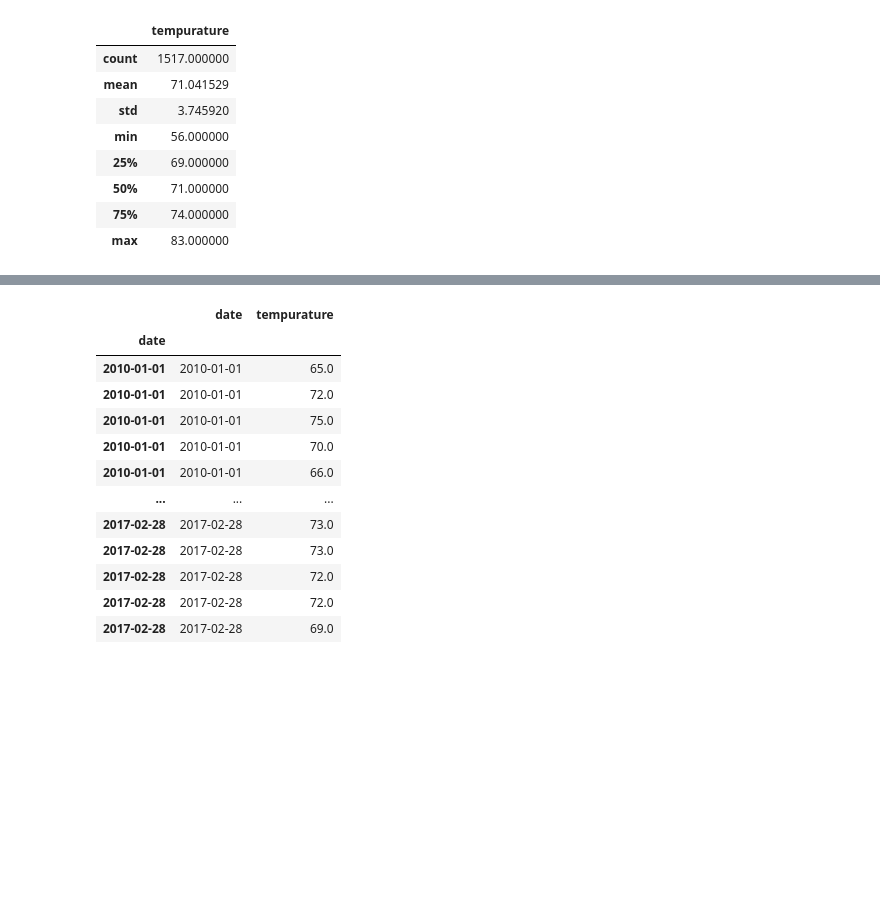
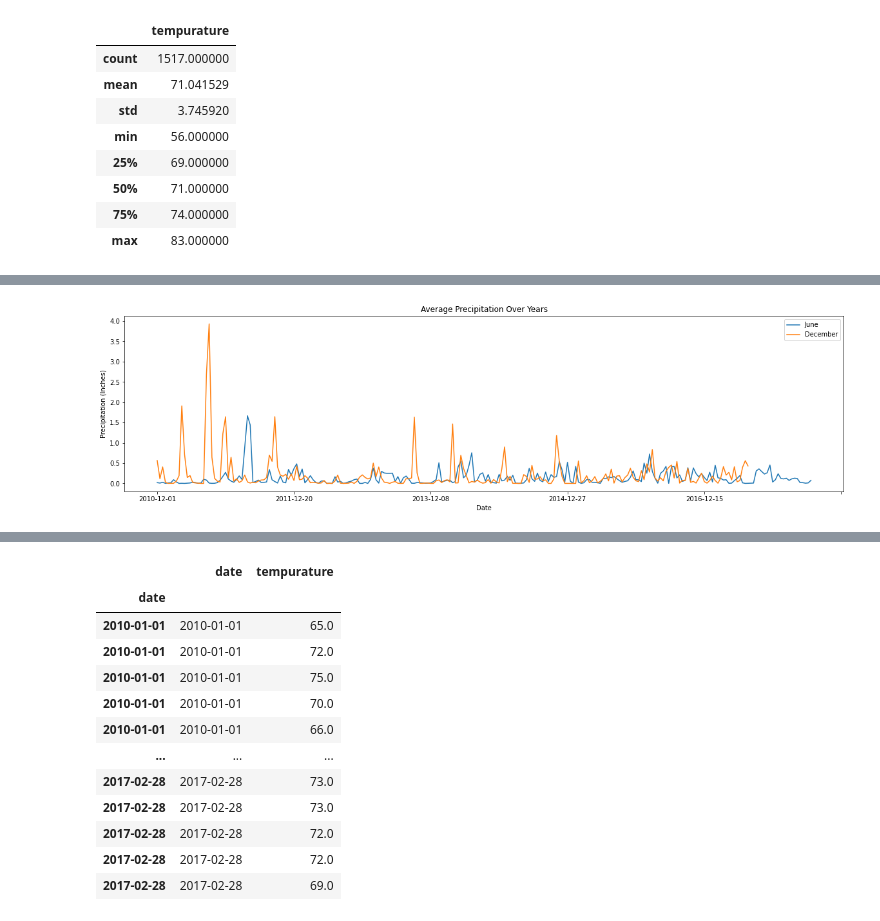
Before and after one commit to arosas17/surfs_up, a Jupyter notebook: SurfsUp_Challenge.ipynb, the cells around one changed output, grey strips where cells are left out. Saved outputs shown, nothing was run; the diff lists cells and outputs as text; code cells hidden in the pictures; blank space fills up the shorter version.

Commit message:
Refactored Code to focus on June/Dec

```diff
--- a/SurfsUp_Challenge.ipynb
+++ b/SurfsUp_Challenge.ipynb
@@ -158,0 +159,20 @@ dec_summary
+# %%
+june_perc = []
+june_perc =  session.query(Measurement.date, Measurement.prcp).\
+    filter(extract('month', Measurement.date)==6)
+
+dec_perc = []
+dec_perc =  session.query(Measurement.date, Measurement.prcp).\
+    filter(extract('month', Measurement.date)==12)
+# %%
+june_perc_df = pd.DataFrame(june_perc, columns=['date', 'precipitation'])
+june_perc_df = june_perc_df.sort_index()
+june_perc_df = june_perc_df.reset_index()
+
+dec_perc_df = pd.DataFrame(dec_perc, columns=['date', 'precipitation'])
+dec_perc_df = dec_perc_df.sort_index()
+dec_perc_df = dec_perc_df.reset_index()
+# %%
+june_perc_df = june_perc_df.groupby(["date"]).mean()['precipitation']
+
+dec_perc_df = dec_perc_df.groupby(["date"]).mean()['precipitation']
@@ -158,0 +211,11 @@ dec_summary
+# %%
+Months = ["June", "December"]
+june_perc_df.plot(figsize=(20, 5))
+dec_perc_df.plot(figsize=(20, 5))
+plt.legend(Months)
+plt.xlabel("Date")
+plt.ylabel("Precipitation (Inches)")
+plt.title('Average Precipitation Over Years')
+plt.savefig("images/precipitation_june_vs_dec.png")
+# %% [output]
+[figure, added]
```
Also changed, not shown: parts of 10 cells of this notebook.
